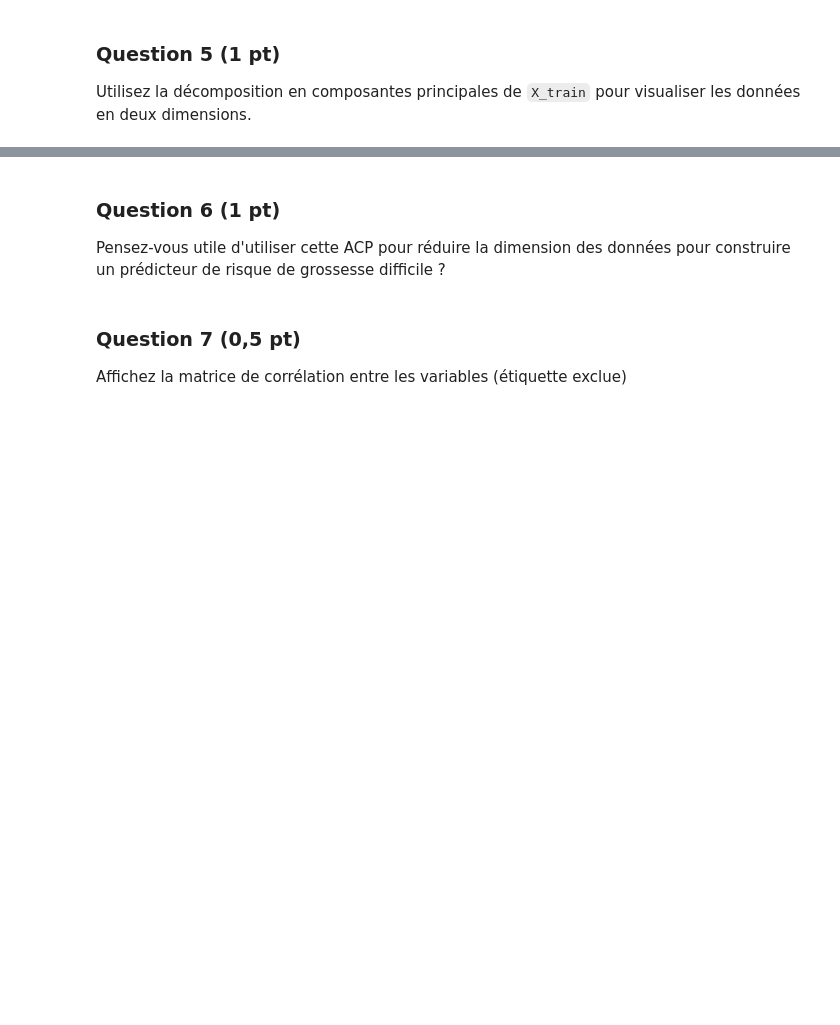
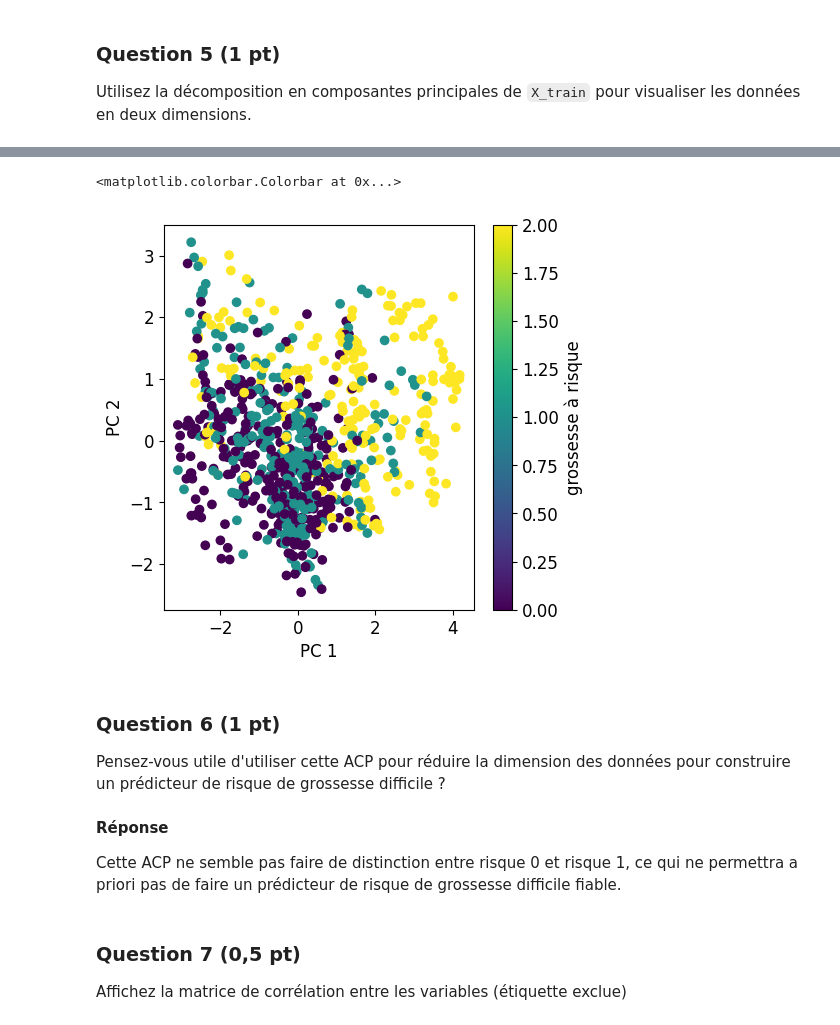
Before and after one commit to comemazelier/projet-sdd, a Jupyter notebook: Projet.ipynb, the cells around one changed output, grey strips where cells are left out. Saved outputs shown, nothing was run; the diff lists cells and outputs as text; code cells hidden in the pictures; blank space fills up the shorter version.

```diff
--- a/Projet.ipynb
+++ b/Projet.ipynb
@@ -134,6 +157,22 @@ X_train
+# %%
+#On relie ici chaque point au niveau de risque de grossesse à complications qui lui est associé.
+fig = plt.figure(figsize=(5, 5))
+
+plt.scatter(X_projected[:, 0], X_projected[:, 1], c=y_train)
+
+plt.xlabel("PC 1")
+plt.ylabel("PC 2")
+plt.colorbar(label='grossesse à risque')
+# %% [output]
+<matplotlib.colorbar.Colorbar at 0x...>
+[figure, added]
 # %% [markdown]
 ### Question 6 (1 pt)
 Pensez-vous utile d'utiliser cette ACP pour réduire la dimension des données pour construire un prédicteur de risque de grossesse difficile ?
+# %% [markdown]
+**Réponse**
+
+Cette ACP ne semble pas faire de distinction entre risque 0 et risque 1, ce qui ne permettra a priori pas de faire un prédicteur de risque de grossesse difficile fiable.
 # %% [markdown]
 ### Question 7 (0,5 pt)
 Affichez la matrice de corrélation entre les variables (étiquette exclue)
```
Also changed, not shown: parts of 3 cells of this notebook.
